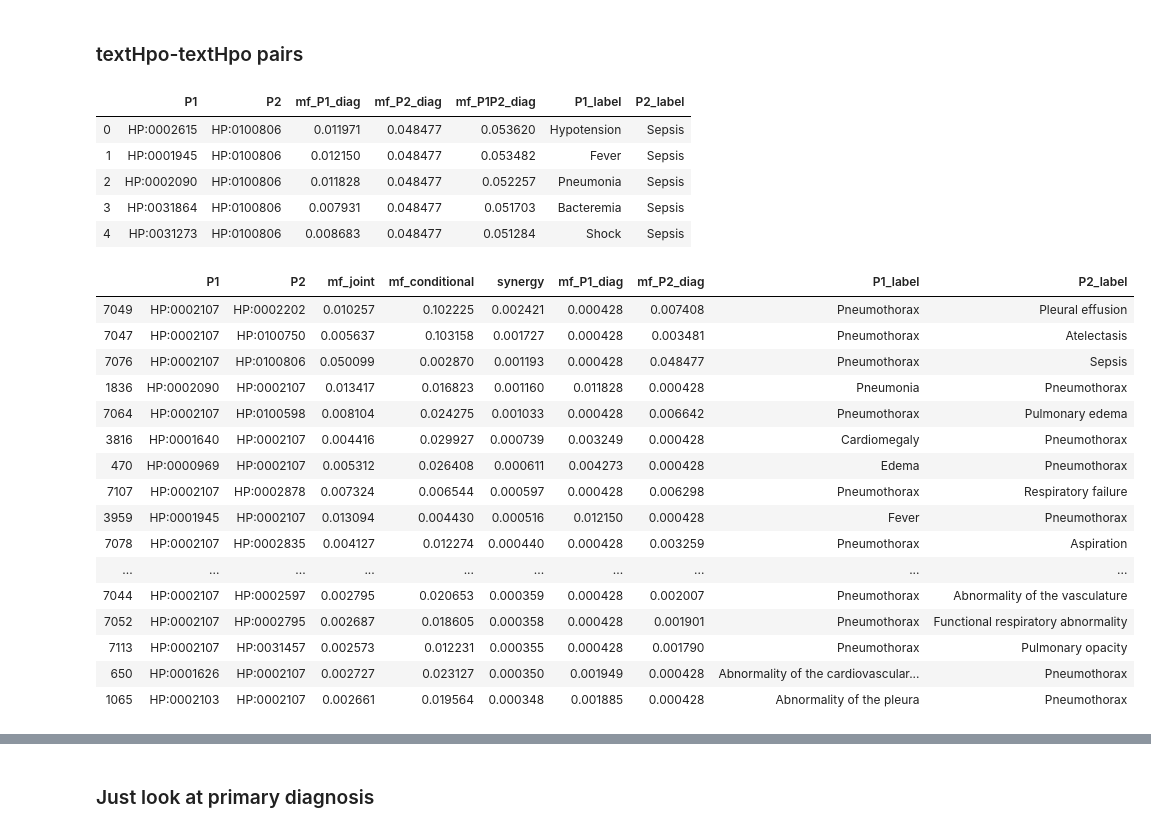
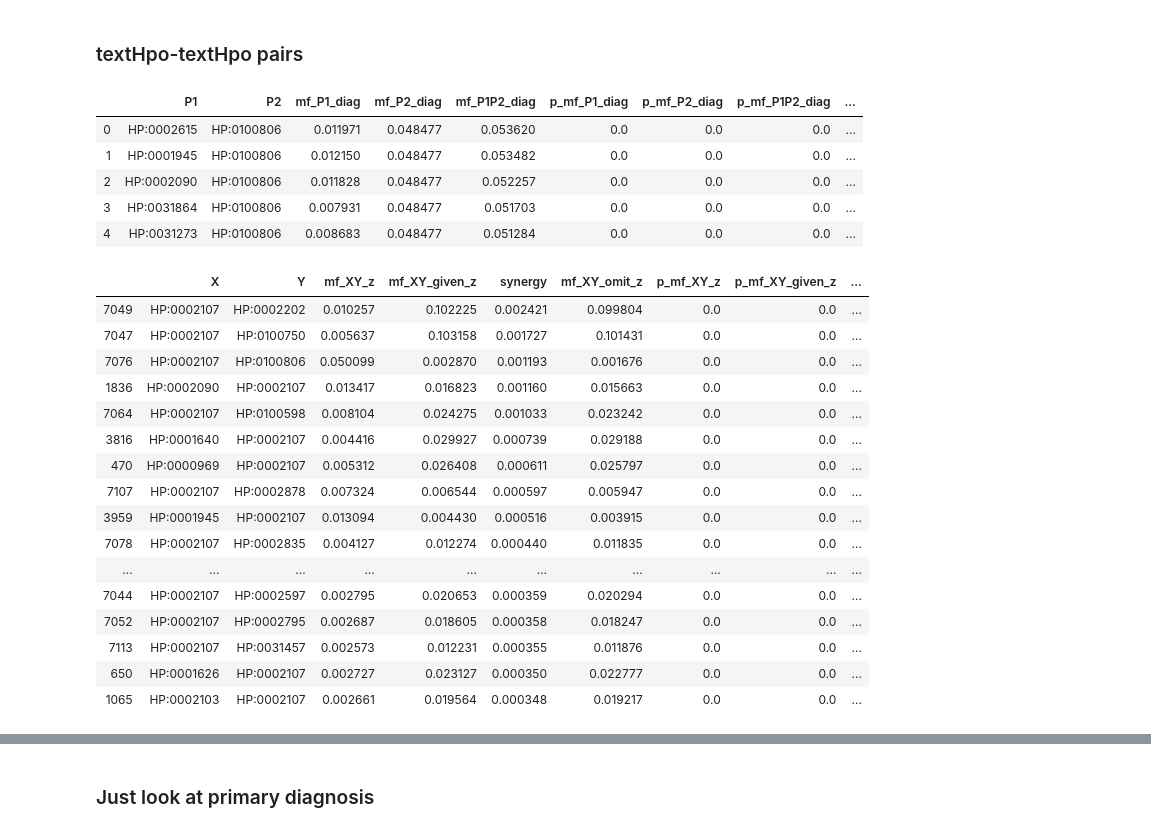
Before and after one commit to TheJacksonLaboratory/MIMIC_HPO, a Jupyter notebook: src/main/notebooks/interpretation.ipynb, the cells around one changed output, grey strips where cells are left out. Saved outputs shown, nothing was run; the diff lists cells and outputs as text; code cells hidden in the pictures.

```diff
--- a/src/main/notebooks/interpretation.ipynb
+++ b/src/main/notebooks/interpretation.ipynb
@@ -459,50 +470,58 @@ df_mf_vs_conditional_mf.head()
 # %%
 disease = '038'
 mf_diagnosis_phenotypes = mf.MutualInfoXYz(summaries_diagnosis_textHpo_textHpo[disease])
+p_values = load_p_values('../../../data/mf_regarding_diseases/primary_only/{}/p_value_textHpo_textHpo_038_primary_only.obj'.format(disease))
 
-df_mf_Xz, df_mf_Yz, df_mf_XY_z = mf_dateframes(mf_diagnosis_phenotypes)
+df_mf_Xz, df_mf_Yz, df_mf_XY_z = mf_dataframes(mf_diagnosis_phenotypes, p_values['mf_Xz'], p_values['mf_Yz'], \
+                                               p_values['mf_XY_z'], p_values['mf_XY_given_z'], p_values['synergy'], \
+                                              p_values['mf_XY_omit_z'])
 df_mf_XY_z_filtered = filter_df(df_mf_Xz, df_mf_Yz, df_mf_XY_z)
 # %%
-df_mf_XY_z_filtered['P1_label'] = np.array([hpo.term_id2name_map().get(termid) for termid in df_mf_XY_z_filtered.P1])
-df_mf_XY_z_filtered['P2_label'] = np.array([hpo.term_id2name_map().get(termid) for termid in df_mf_XY_z_filtered.P2])
-df_mf_XY_z_filtered.sort_values(by='mf_joint', ascending=False).head(n=20)
+df_mf_XY_z_filtered['P1_label'] = np.array([hpo.term_id2name_map().get(termid) for termid in df_mf_XY_z_filtered.X])
+df_mf_XY_z_filtered['P2_label'] = np.array([hpo.term_id2name_map().get(termid) for termid in df_mf_XY_z_filtered.Y])
+df_mf_XY_z_filtered.sort_values(by='mf_XY_z', ascending=False).head(n=20)
 df_mf_joint_vs_individual = df_mf_XY_z_filtered \
-    .sort_values(by='mf_joint', ascending=False) \
+    .sort_values(by='mf_XY_z', ascending=False) \
     .reset_index(drop=True) \
-    .rename(columns={'mf_joint': 'mf_P1P2_diag'}) \
-    .loc[:, ['P1', 'P2', 'mf_P1_diag', 'mf_P2_diag', 'mf_P1P2_diag', 'P1_label', 'P2_label']]
+    .rename(columns={'X': 'P1', 'Y': 'P2',
+                     'mf_Xz': 'mf_P1_diag', 'mf_Yz': 'mf_P2_diag', 'mf_XY_z': 'mf_P1P2_diag',
+                    'p_mf_Xz': 'p_mf_P1_diag', 'p_mf_Yz': 'p_mf_P2_diag', 'p_mf_XY_z': 'p_mf_P1P2_diag'}) \
+    .loc[:, ['P1', 'P2', 'mf_P1_diag', 'mf_P2_diag', 'mf_P1P2_diag','p_mf_P1_diag', 'p_mf_P2_diag', 'p_mf_P1P2_diag', 'P1_label', 'P2_label']]
 
-#df_mf_joint_vs_individual.to_csv('../../../data/mf_regarding_diseases/primary_only/df_mf_joint_vs_individual_labHpo_labHpo_{}.csv'.format(disease))
+df_mf_joint_vs_individual.to_csv('../../../data/mf_regarding_diseases/primary_only/df_mf_joint_vs_individual_textHpo_textHpo_{}.csv'.format(disease))
 df_mf_joint_vs_individual.head()
 # %% [output]
-|  | P1 | P2 | mf_P1_diag | mf_P2_diag | mf_P1P2_diag | P1_label | P2_label |
-| 0 | HP:0002615 | HP:0100806 | 0.011971 | 0.048477 | 0.053620 | Hypotension | Sepsis |
-| 1 | HP:0001945 | HP:0100806 | 0.012150 | 0.048477 | 0.053482 | Fever | Sepsis |
-| 2 | HP:0002090 | HP:0100806 | 0.011828 | 0.048477 | 0.052257 | Pneumonia | Sepsis |
-| 3 | HP:0031864 | HP:0100806 | 0.007931 | 0.048477 | 0.051703 | Bacteremia | Sepsis |
-| 4 | HP:0031273 | HP:0100806 | 0.008683 | 0.048477 | 0.051284 | Shock | Sepsis |
+|  | P1 | P2 | mf_P1_diag | mf_P2_diag | mf_P1P2_diag | p_mf_P1_diag | p_mf_P2_diag | p_mf_P1P2_diag | ... |
+| 0 | HP:0002615 | HP:0100806 | 0.011971 | 0.048477 | 0.053620 | 0.0 | 0.0 | 0.0 | ... |
+| 1 | HP:0001945 | HP:0100806 | 0.012150 | 0.048477 | 0.053482 | 0.0 | 0.0 | 0.0 | ... |
+| 2 | HP:0002090 | HP:0100806 | 0.011828 | 0.048477 | 0.052257 | 0.0 | 0.0 | 0.0 | ... |
+| 3 | HP:0031864 | HP:0100806 | 0.007931 | 0.048477 | 0.051703 | 0.0 | 0.0 | 0.0 | ... |
+| 4 | HP:0031273 | HP:0100806 | 0.008683 | 0.048477 | 0.051284 | 0.0 | 0.0 | 0.0 | ... |
 # %%
 df_mf_XY_z_filtered \
     .sort_values(by='synergy', ascending=False) \
     .reset_index(drop=True) \
-    .loc[:, ['P1', 'P2', 'mf_P1_diag', 'mf_P2_diag', 'synergy', 'P1_label', 'P2_label']] \
+    .rename(columns={'X': 'P1', 'Y': 'P2',
+                     'mf_Xz': 'mf_P1_diag', 'mf_Yz': 'mf_P2_diag', 'mf_XY_z': 'mf_P1P2_diag',
+                    'p_mf_Xz': 'p_mf_P1_diag', 'p_mf_Yz': 'p_mf_P2_diag', 'p_mf_XY_z': 'p_mf_P1P2_diag'}) \
+    .loc[:, ['P1', 'P2', 'mf_P1_diag', 'mf_P2_diag', 'synergy', 'p_mf_P1_diag', 'p_mf_P2_diag', 'p_synergy', 'P1_label', 'P2_label']] \
     .to_csv('../../../data/mf_regarding_diseases/primary_only/df_synergy_textHpo_textHpo_{}.csv'.format(disease))
 df_mf_XY_z_filtered.sort_values(by='synergy', ascending=False).head(n=20)
 # %% [output]
-|  | P1 | P2 | mf_joint | mf_conditional | synergy | mf_P1_diag | mf_P2_diag | P1_label | P2_label |
-| 7049 | HP:0002107 | HP:0002202 | 0.010257 | 0.102225 | 0.002421 | 0.000428 | 0.007408 | Pneumothorax | Pleural effusion |
-| 7047 | HP:0002107 | HP:0100750 | 0.005637 | 0.103158 | 0.001727 | 0.000428 | 0.003481 | Pneumothorax | Atelectasis |
-| 7076 | HP:0002107 | HP:0100806 | 0.050099 | 0.002870 | 0.001193 | 0.000428 | 0.048477 | Pneumothorax | Sepsis |
-| 1836 | HP:0002090 | HP:0002107 | 0.013417 | 0.016823 | 0.001160 | 0.011828 | 0.000428 | Pneumonia | Pneumothorax |
-| 7064 | HP:0002107 | HP:0100598 | 0.008104 | 0.024275 | 0.001033 | 0.000428 | 0.006642 | Pneumothorax | Pulmonary edema |
-| 3816 | HP:0001640 | HP:0002107 | 0.004416 | 0.029927 | 0.000739 | 0.003249 | 0.000428 | Cardiomegaly | Pneumothorax |
-| 470 | HP:0000969 | HP:0002107 | 0.005312 | 0.026408 | 0.000611 | 0.004273 | 0.000428 | Edema | Pneumothorax |
-| 7107 | HP:0002107 | HP:0002878 | 0.007324 | 0.006544 | 0.000597 | 0.000428 | 0.006298 | Pneumothorax | Respiratory failure |
-| 3959 | HP:0001945 | HP:0002107 | 0.013094 | 0.004430 | 0.000516 | 0.012150 | 0.000428 | Fever | Pneumothorax |
-| 7078 | HP:0002107 | HP:0002835 | 0.004127 | 0.012274 | 0.000440 | 0.000428 | 0.003259 | Pneumothorax | Aspiration |
+|  | X | Y | mf_XY_z | mf_XY_given_z | synergy | mf_XY_omit_z | p_mf_XY_z | p_mf_XY_given_z | ... |
+| 7049 | HP:0002107 | HP:0002202 | 0.010257 | 0.102225 | 0.002421 | 0.099804 | 0.0 | 0.0 | ... |
+| 7047 | HP:0002107 | HP:0100750 | 0.005637 | 0.103158 | 0.001727 | 0.101431 | 0.0 | 0.0 | ... |
+| 7076 | HP:0002107 | HP:0100806 | 0.050099 | 0.002870 | 0.001193 | 0.001676 | 0.0 | 0.0 | ... |
+| 1836 | HP:0002090 | HP:0002107 | 0.013417 | 0.016823 | 0.001160 | 0.015663 | 0.0 | 0.0 | ... |
+| 7064 | HP:0002107 | HP:0100598 | 0.008104 | 0.024275 | 0.001033 | 0.023242 | 0.0 | 0.0 | ... |
+| 3816 | HP:0001640 | HP:0002107 | 0.004416 | 0.029927 | 0.000739 | 0.029188 | 0.0 | 0.0 | ... |
+| 470 | HP:0000969 | HP:0002107 | 0.005312 | 0.026408 | 0.000611 | 0.025797 | 0.0 | 0.0 | ... |
+| 7107 | HP:0002107 | HP:0002878 | 0.007324 | 0.006544 | 0.000597 | 0.005947 | 0.0 | 0.0 | ... |
+| 3959 | HP:0001945 | HP:0002107 | 0.013094 | 0.004430 | 0.000516 | 0.003915 | 0.0 | 0.0 | ... |
+| 7078 | HP:0002107 | HP:0002835 | 0.004127 | 0.012274 | 0.000440 | 0.011835 | 0.0 | 0.0 | ... |
 | ... | ... | ... | ... | ... | ... | ... | ... | ... | ... |
-| 7044 | HP:0002107 | HP:0002597 | 0.002795 | 0.020653 | 0.000359 | 0.000428 | 0.002007 | Pneumothorax | Abnormality of the vasculature |
-| 7052 | HP:0002107 | HP:0002795 | 0.002687 | 0.018605 | 0.000358 | 0.000428 | 0.001901 | Pneumothorax | Functional respiratory abnormality |
-| 7113 | HP:0002107 | HP:0031457 | 0.002573 | 0.012231 | 0.000355 | 0.000428 | 0.001790 | Pneumothorax | Pulmonary opacity |
-| 650 | HP:0001626 | HP:0002107 | 0.002727 | 0.023127 | 0.000350 | 0.001949 | 0.000428 | Abnormality of the cardiovascular... | Pneumothorax |
-| 1065 | HP:0002103 | HP:0002107 | 0.002661 | 0.019564 | 0.000348 | 0.001885 | 0.000428 | Abnormality of the pleura | Pneumothorax |
+| 7044 | HP:0002107 | HP:0002597 | 0.002795 | 0.020653 | 0.000359 | 0.020294 | 0.0 | 0.0 | ... |
+| 7052 | HP:0002107 | HP:0002795 | 0.002687 | 0.018605 | 0.000358 | 0.018247 | 0.0 | 0.0 | ... |
+| 7113 | HP:0002107 | HP:0031457 | 0.002573 | 0.012231 | 0.000355 | 0.011876 | 0.0 | 0.0 | ... |
+| 650 | HP:0001626 | HP:0002107 | 0.002727 | 0.023127 | 0.000350 | 0.022777 | 0.0 | 0.0 | ... |
+| 1065 | HP:0002103 | HP:0002107 | 0.002661 | 0.019564 | 0.000348 | 0.019217 | 0.0 | 0.0 | ... |
```
Also changed, not shown: parts of 19 cells of this notebook, 1 other file.
